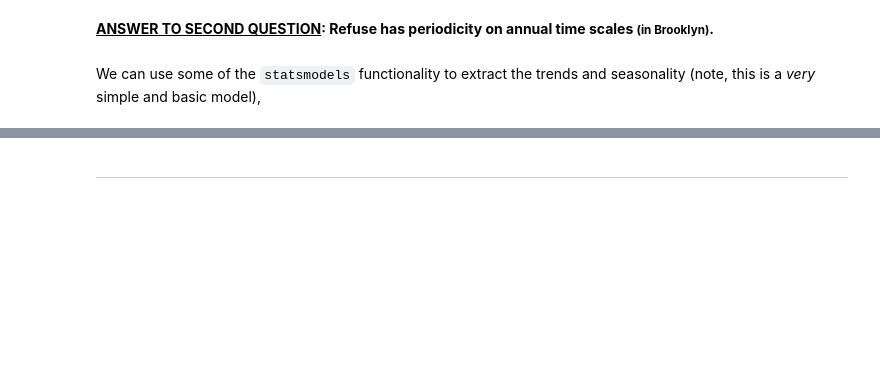
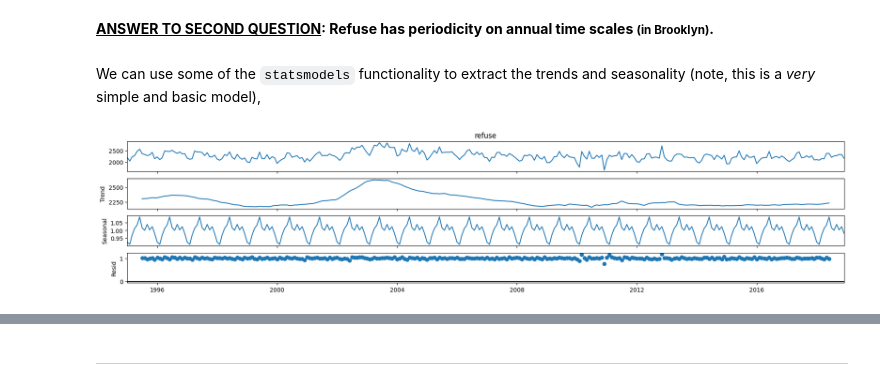
Before and after one commit to ReidelVichot/DSTEP23, a Jupyter notebook: week_6/dstep23_dsny_trash_part3.ipynb, the cells around one changed output, grey strips where cells are left out. Cells and saved outputs as stored; diff of their text form; code cells hidden in the pictures; blank space fills up the shorter version.

```diff
--- a/week_6/dstep23_dsny_trash_part3.ipynb
+++ b/week_6/dstep23_dsny_trash_part3.ipynb
@@ -125,7 +165,9 @@ We can use some of the `statsmodels` functionality to extract the trends and sea
 # %%
 # -- use statsmodels to decompose the time series
-res_mul =
+res_mul = seasonal_decompose(bk_ts["refuse"], model="mul")
 # %%
 # -- plot the decomposition
-fig =
-fig.set_size_inches(7, 4)
+fig = res_mul.plot()
+fig.set_size_inches(20, 4)
+# %% [output]
+[figure, added]
```
Also changed, not shown: parts of 24 cells of this notebook.
